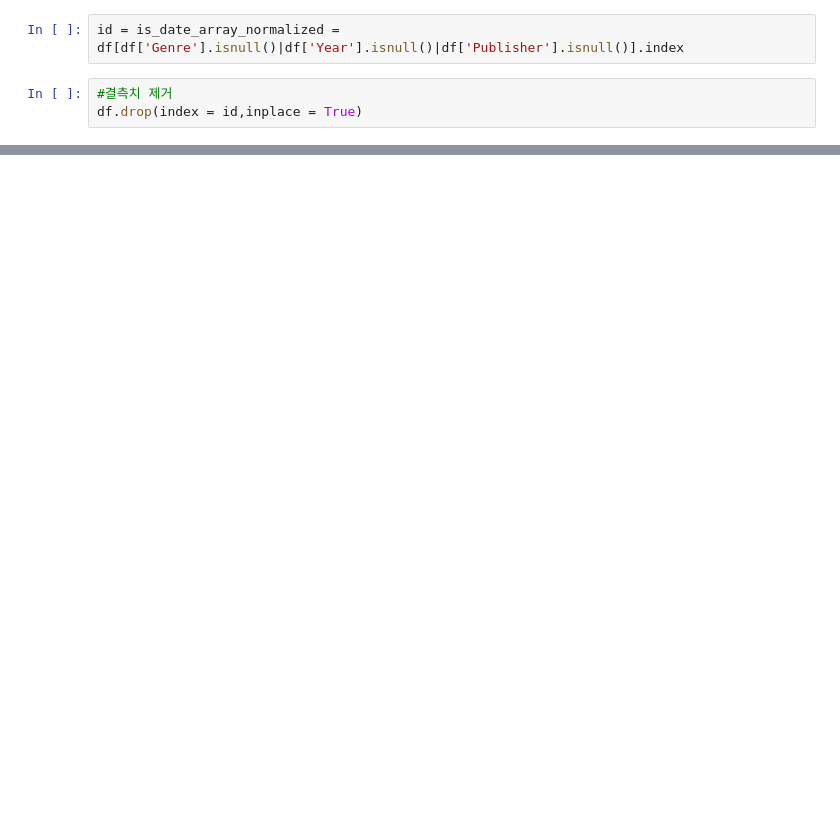
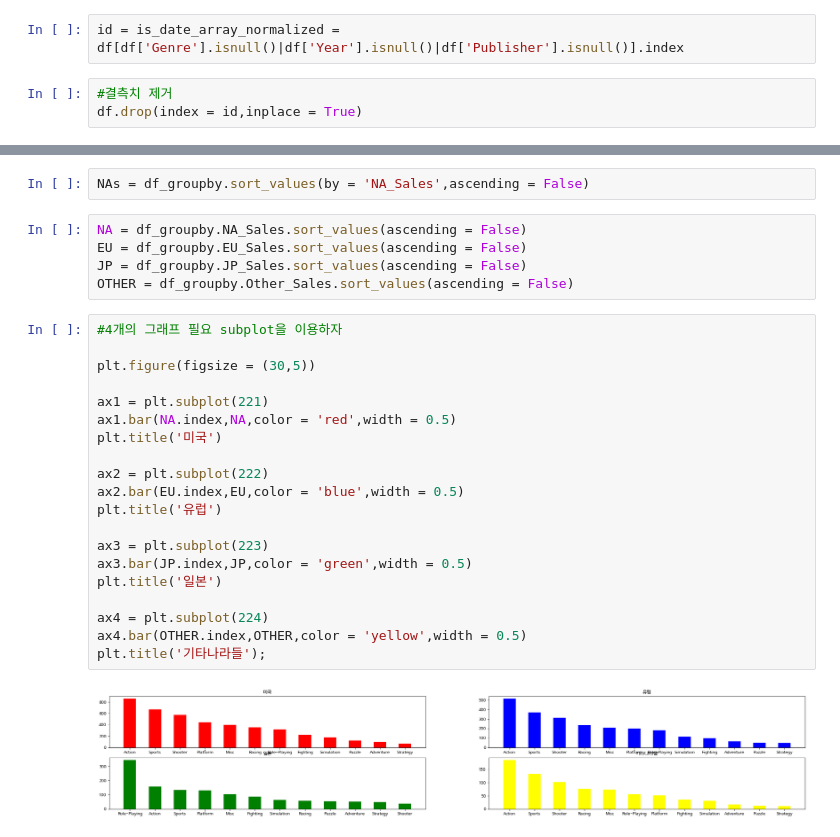
Before and after one commit to youngwoo3283/codestates_section1_project, a Jupyter notebook: section1_project.ipynb, the cells around one changed output, grey strips where cells are left out. Drawn from its saved outputs; the diff is of its cells as text; blank space fills up the shorter version.

```diff
--- a/section1_project.ipynb
+++ b/section1_project.ipynb
@@ -85,0 +359,29 @@ Name: Platform, dtype: int64
+# %%
+NAs = df_groupby.sort_values(by = 'NA_Sales',ascending = False)
+# %%
+NA = df_groupby.NA_Sales.sort_values(ascending = False)
+EU = df_groupby.EU_Sales.sort_values(ascending = False)
+JP = df_groupby.JP_Sales.sort_values(ascending = False)
+OTHER = df_groupby.Other_Sales.sort_values(ascending = False)
+# %%
+#4개의 그래프 필요 subplot을 이용하자
+
+plt.figure(figsize = (30,5))
+
+ax1 = plt.subplot(221)
+ax1.bar(NA.index,NA,color = 'red',width = 0.5)
+plt.title('미국')
+
+ax2 = plt.subplot(222)
+ax2.bar(EU.index,EU,color = 'blue',width = 0.5)
+plt.title('유럽')
+
+ax3 = plt.subplot(223)
+ax3.bar(JP.index,JP,color = 'green',width = 0.5)
+plt.title('일본')
+
+ax4 = plt.subplot(224)
+ax4.bar(OTHER.index,OTHER,color = 'yellow',width = 0.5)
+plt.title('기타나라들');
+# %% [output]
+[figure, added]
```
Also changed, not shown: parts of 37 cells of this notebook.
